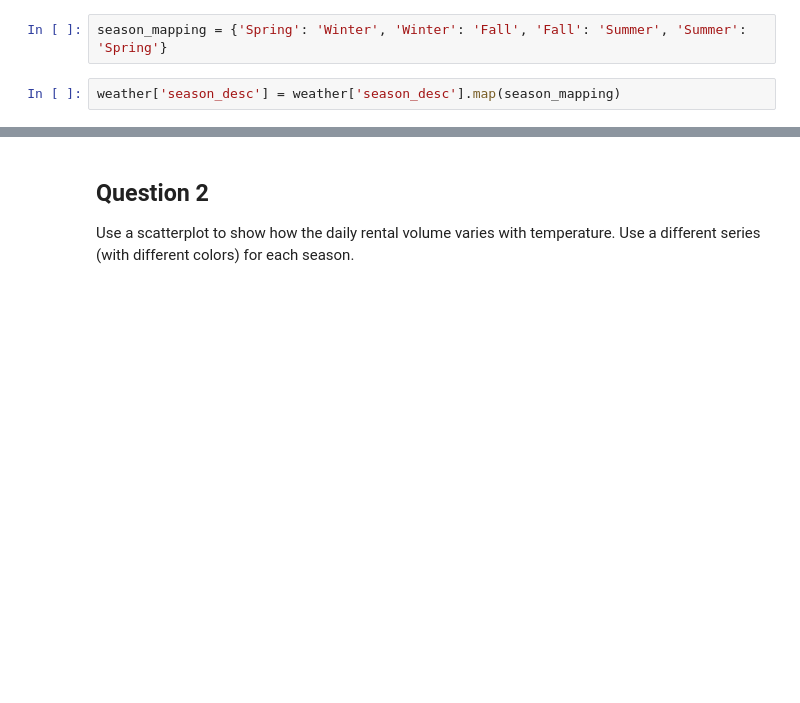
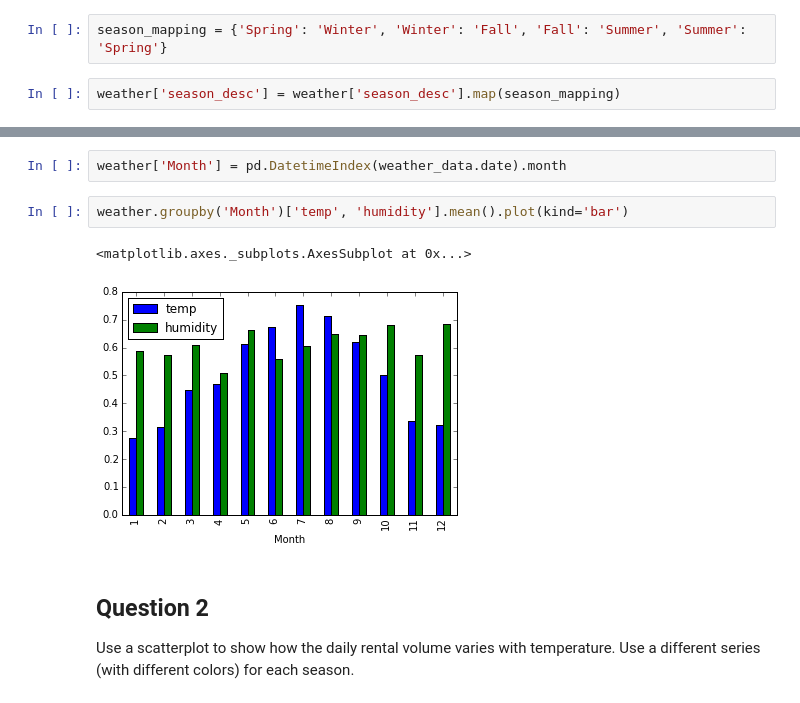
Before and after one commit to jesseklein406/bikeshare, a Jupyter notebook: bikeshare2.ipynb, the cells around one changed output, grey strips where cells are left out. Drawn from its saved outputs; the diff is of its cells as text; blank space fills up the shorter version.

```diff
--- a/bikeshare2.ipynb
+++ b/bikeshare2.ipynb
@@ -28,4 +28,11 @@ plt.ylabel('Temperature')
 [figure]
+# %%
+weather['Month'] = pd.DatetimeIndex(weather_data.date).month
+# %%
+weather.groupby('Month')['temp', 'humidity'].mean().plot(kind='bar')
+# %% [output]
+<matplotlib.axes._subplots.AxesSubplot at 0x...>
+[figure, added]
 # %% [markdown]
 ## Question 2
 Use a scatterplot to show how the daily rental volume varies with temperature. Use a different series (with different colors) for each season.
```
Also changed, not shown: parts of 2 cells of this notebook.
